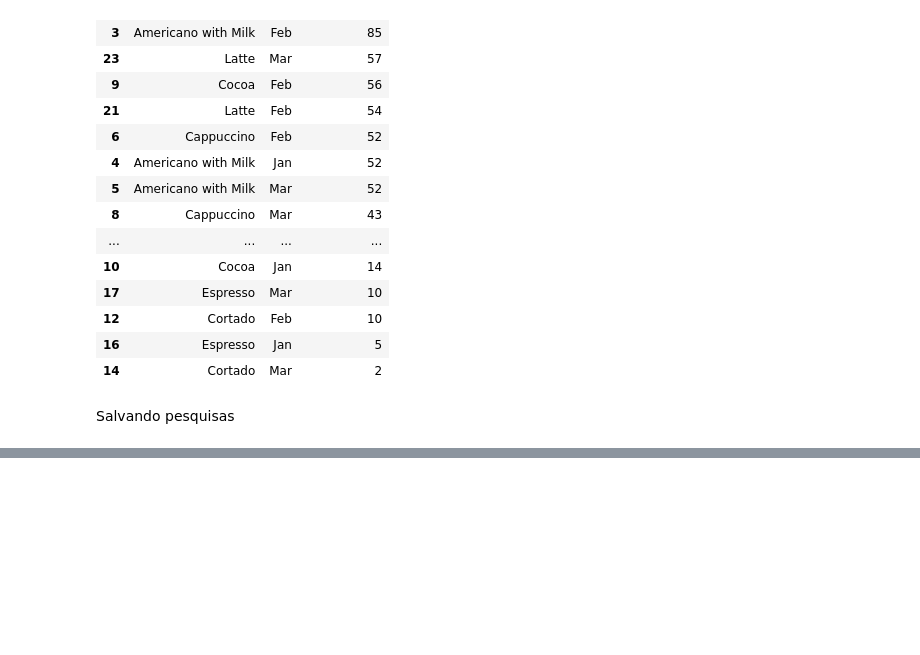
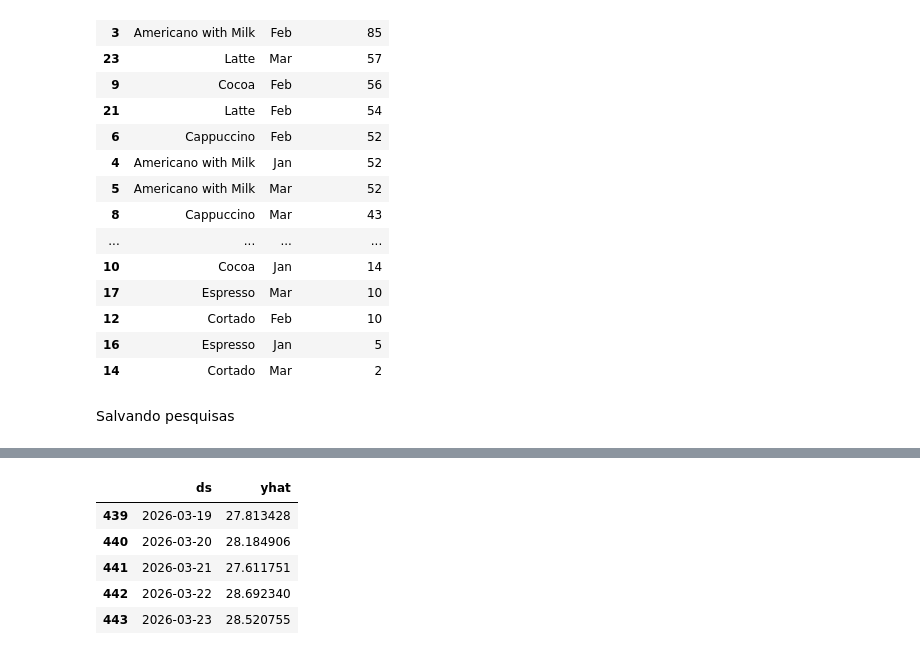
Before and after one commit to ViniciusHTSilva/Analise-Cafeteria, a Jupyter notebook: main.ipynb, the cells around one changed output, grey strips where cells are left out. Drawn from its saved outputs; the diff is of its cells as text; code cells hidden in the pictures; blank space fills up the shorter version.

```diff
--- a/main.ipynb
+++ b/main.ipynb
@@ -172,0 +218,3 @@ with pd.ExcelWriter('Analise2025.xlsx') as writer:
+# %%
+modelo = Prophet()
+modelo.fit(previsao)
@@ -172,0 +225,3 @@ with pd.ExcelWriter('Analise2025.xlsx') as writer:
+# %%
+m = Prophet()
+m.fit(previsao)
@@ -172,0 +232,3 @@ with pd.ExcelWriter('Analise2025.xlsx') as writer:
+# %%
+future = m.make_future_dataframe(periods=365)
+future.tail()
@@ -172,0 +242,10 @@ with pd.ExcelWriter('Analise2025.xlsx') as writer:
+# %%
+forecast = m.predict(future)
+forecast[['ds', 'yhat']].tail()
+# %% [output]
+|  | ds | yhat |
+| 439 | 2026-03-19 | 27.813428 |
+| 440 | 2026-03-20 | 28.184906 |
+| 441 | 2026-03-21 | 27.611751 |
+| 442 | 2026-03-22 | 28.692340 |
+| 443 | 2026-03-23 | 28.520755 |
```
Also changed, not shown: parts of 12 cells of this notebook, 1 other file.
